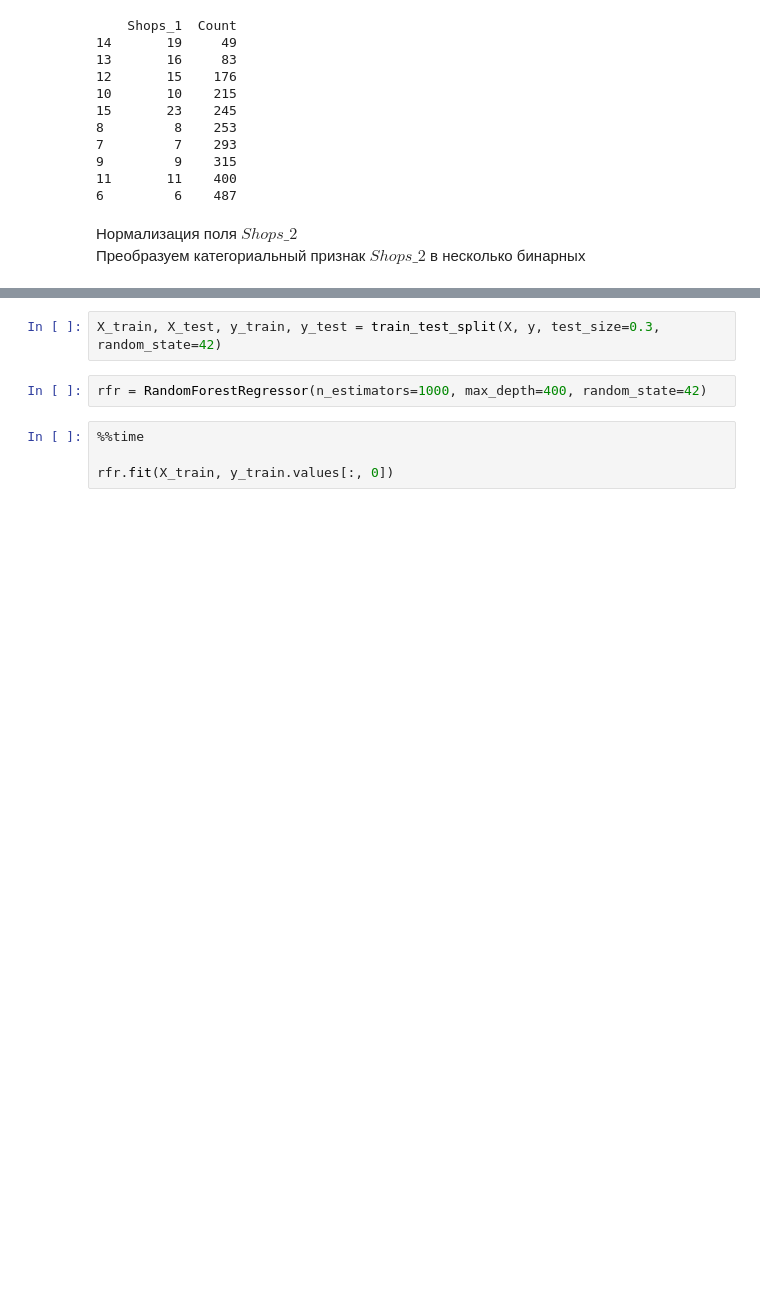
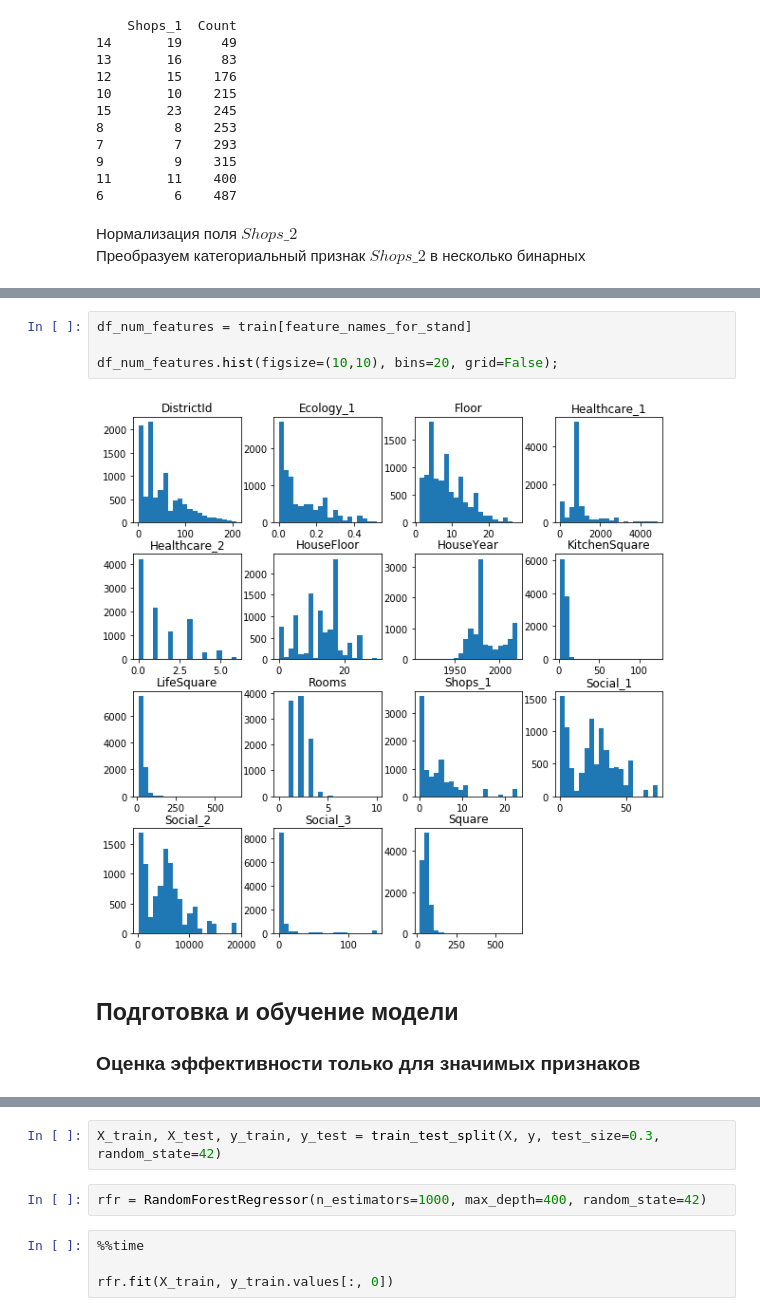
Before and after one commit to comrade747/python, a Jupyter notebook: project_task/ErshovAA_solution.ipynb, the cells around one changed output, grey strips where cells are left out. Saved outputs shown, nothing was run; the diff lists cells and outputs as text; blank space fills up the shorter version.

```diff
--- a/project_task/ErshovAA_solution.ipynb
+++ b/project_task/ErshovAA_solution.ipynb
@@ -539,0 +697,9 @@ memory usage: 1.2 MB
+# %%
+df_num_features = train[feature_names_for_stand]
+
+df_num_features.hist(figsize=(10,10), bins=20, grid=False);
+# %% [output]
+[figure, added]
+# %% [markdown]
+## Подготовка и обучение модели
+### Оценка эффективности только для значимых признаков
```
Also changed, not shown: parts of 181 cells of this notebook.
